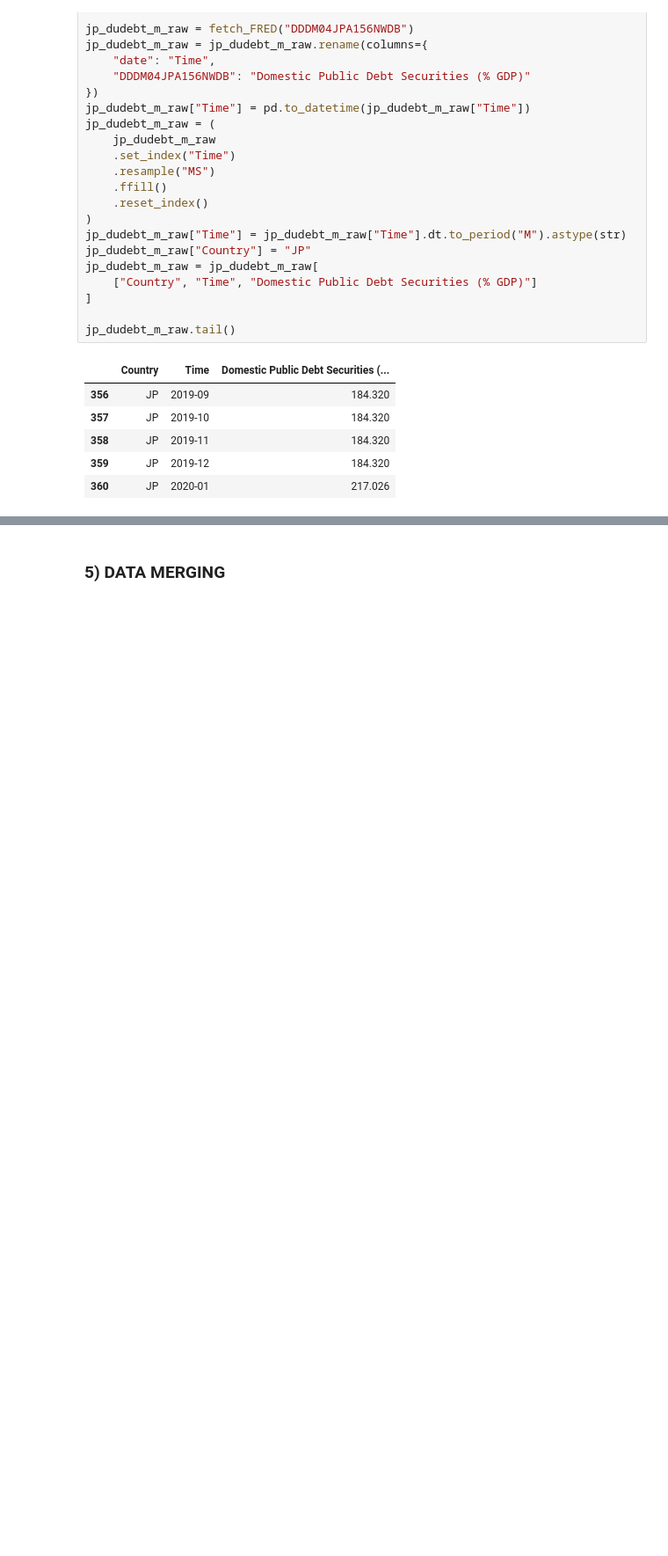
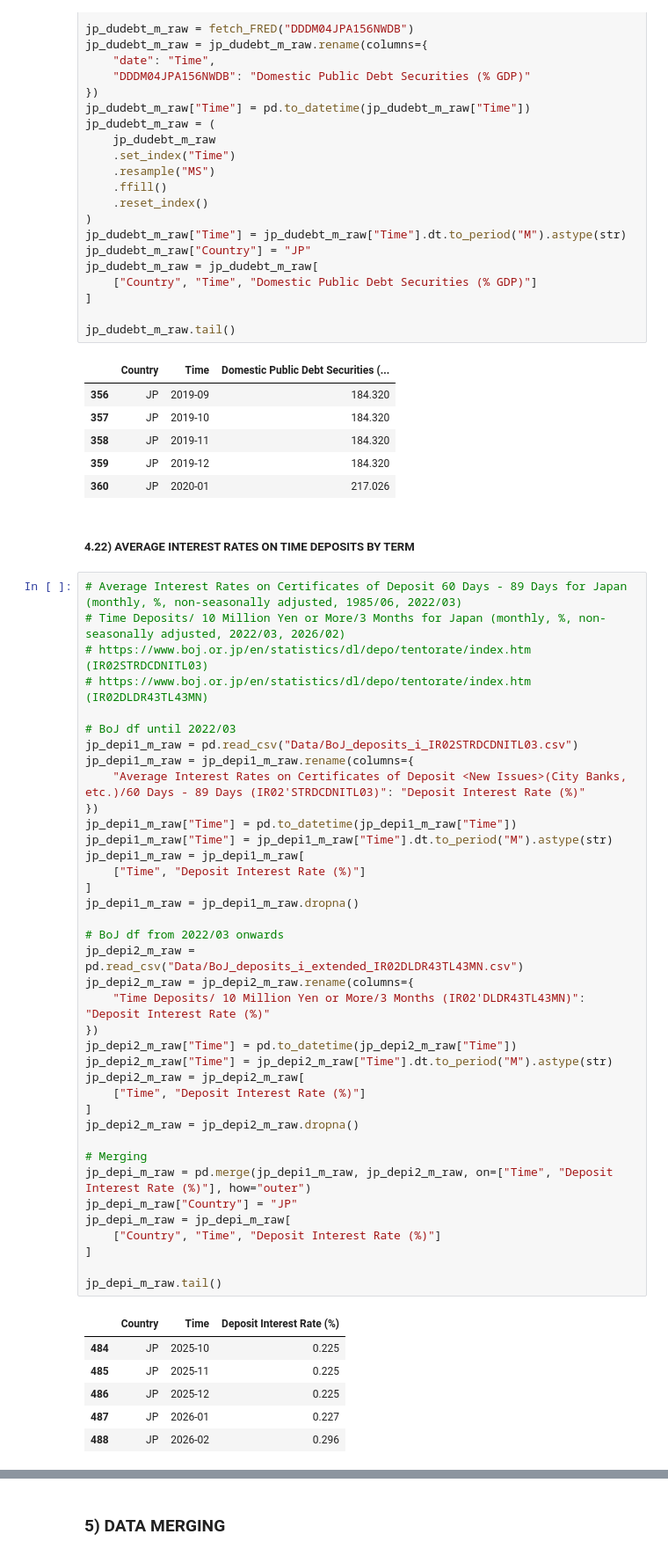
Before and after one commit to EliaLand/PVAR_japan_endogenous_money, a Jupyter notebook: Module1_data_extraction_manipulation.ipynb, the cells around one changed output, grey strips where cells are left out. Shown at 88% size. Saved outputs shown, nothing was run; the diff lists cells and outputs as text; blank space fills up the shorter version.

```diff
--- a/Module1_data_extraction_manipulation.ipynb
+++ b/Module1_data_extraction_manipulation.ipynb
@@ -780,3 +773,50 @@ jp_dudebt_m_raw.tail()
 | 358 | JP | 2019-11 | 184.320 |
 | 359 | JP | 2019-12 | 184.320 |
 | 360 | JP | 2020-01 | 217.026 |
+# %% [markdown]
+##### **4.22) AVERAGE INTEREST RATES ON TIME DEPOSITS BY TERM**
+# %%
+# Average Interest Rates on Certificates of Deposit 60 Days - 89 Days for Japan (monthly, %, non-seasonally adjusted, 1985/06, 2022/03)
+# Time Deposits/ 10 Million Yen or More/3 Months for Japan (monthly, %, non-seasonally adjusted, 2022/03, 2026/02)
+# https://www.boj.or.jp/en/statistics/dl/depo/tentorate/index.htm (IR02STRDCDNITL03)
+# https://www.boj.or.jp/en/statistics/dl/depo/tentorate/index.htm (IR02DLDR43TL43MN)
+
+# BoJ df until 2022/03
+jp_depi1_m_raw = pd.read_csv("Data/BoJ_deposits_i_IR02STRDCDNITL03.csv")
+jp_depi1_m_raw = jp_depi1_m_raw.rename(columns={
+    "Average Interest Rates on Certificates of Deposit <New Issues>(City Banks, etc.)/60 Days - 89 Days (IR02'STRDCDNITL03)": "Deposit Interest Rate (%)"
+})
+jp_depi1_m_raw["Time"] = pd.to_datetime(jp_depi1_m_raw["Time"])
+jp_depi1_m_raw["Time"] = jp_depi1_m_raw["Time"].dt.to_period("M").astype(str)
+jp_depi1_m_raw = jp_depi1_m_raw[
+    ["Time", "Deposit Interest Rate (%)"]
+]
+jp_depi1_m_raw = jp_depi1_m_raw.dropna()
+
+# BoJ df from 2022/03 onwards
+jp_depi2_m_raw = pd.read_csv("Data/BoJ_deposits_i_extended_IR02DLDR43TL43MN.csv")
+jp_depi2_m_raw = jp_depi2_m_raw.rename(columns={
+    "Time Deposits/ 10 Million Yen or More/3 Months (IR02'DLDR43TL43MN)": "Deposit Interest Rate (%)"
+})
+jp_depi2_m_raw["Time"] = pd.to_datetime(jp_depi2_m_raw["Time"])
+jp_depi2_m_raw["Time"] = jp_depi2_m_raw["Time"].dt.to_period("M").astype(str)
+jp_depi2_m_raw = jp_depi2_m_raw[
+    ["Time", "Deposit Interest Rate (%)"]
+]
+jp_depi2_m_raw = jp_depi2_m_raw.dropna()
+
+# Merging
+jp_depi_m_raw = pd.merge(jp_depi1_m_raw, jp_depi2_m_raw, on=["Time", "Deposit Interest Rate (%)"], how="outer")
+jp_depi_m_raw["Country"] = "JP"
+jp_depi_m_raw = jp_depi_m_raw[
+    ["Country", "Time", "Deposit Interest Rate (%)"]
+]
+
+jp_depi_m_raw.tail()
+# %% [output]
+|  | Country | Time | Deposit Interest Rate (%) |
+| 484 | JP | 2025-10 | 0.225 |
+| 485 | JP | 2025-11 | 0.225 |
+| 486 | JP | 2025-12 | 0.225 |
+| 487 | JP | 2026-01 | 0.227 |
+| 488 | JP | 2026-02 | 0.296 |
```
Also changed, not shown: parts of 25 cells of this notebook, 10 other files.
